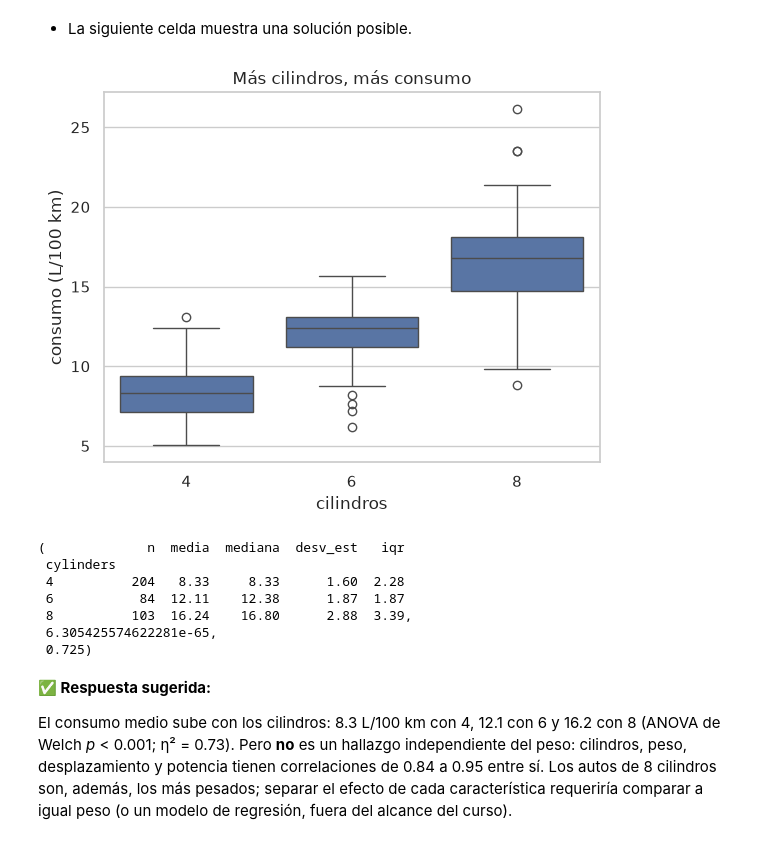
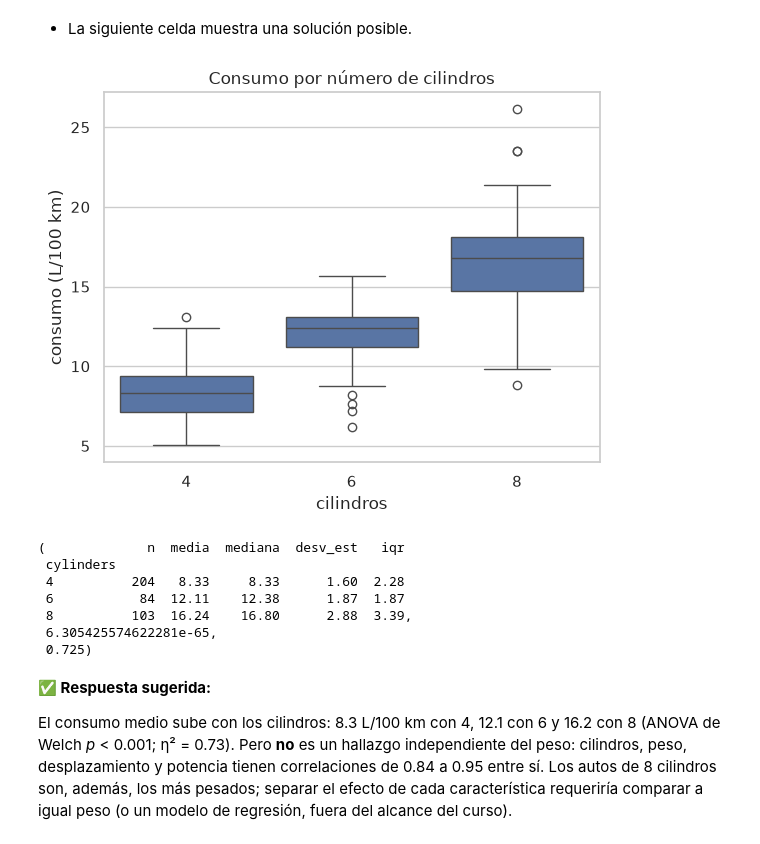
Before and after one commit to PythonistaMX/py401, a Jupyter notebook: soluciones/24_reproducibilidad_de_un_eda_soluciones.ipynb, the cells around one changed output. Saved outputs shown, nothing was run; the diff lists cells and outputs as text; code cells hidden in the pictures.

```diff
--- a/soluciones/24_reproducibilidad_de_un_eda_soluciones.ipynb
+++ b/soluciones/24_reproducibilidad_de_un_eda_soluciones.ipynb
@@ -163,17 +163,17 @@ En `autos_limpio`, compara `litros_100km` entre autos de 4, 6 y 8 cilindros (exc
 # %%
 cilindros_comunes = autos_limpio[autos_limpio["cylinders"].isin([4, 6, 8])]
 grupos_cil = [g["litros_100km"].to_numpy() for _, g in cilindros_comunes.groupby("cylinders")]
 media_cil = cilindros_comunes["litros_100km"].mean()
 por_cil = cilindros_comunes.groupby("cylinders")["litros_100km"].agg(["count", "mean"])
 eta2_cil = (por_cil["count"] * (por_cil["mean"] - media_cil) ** 2).sum() / ((cilindros_comunes["litros_100km"] - media_cil) ** 2).sum()
 ax = sns.boxplot(cilindros_comunes, x="cylinders", y="litros_100km")
-ax.set(xlabel="cilindros", ylabel="consumo (L/100 km)", title="Más cilindros, más consumo")
+ax.set(xlabel="cilindros", ylabel="consumo (L/100 km)", title="Consumo por número de cilindros")
 plt.show()
 (resumen_por_grupo(cilindros_comunes, "litros_100km", "cylinders"),
  float(anova_oneway(cilindros_comunes["litros_100km"], cilindros_comunes["cylinders"], use_var="unequal").pvalue),
  round(float(eta2_cil), 3))
 # %% [output]
-[figure, old version]
+[figure, new version]
 (             n  media  mediana  desv_est   iqr
  cylinders
  4          204   8.33     8.33      1.60  2.28
```
Also changed, not shown: parts of 11 cells of this notebook, 1 other file.
